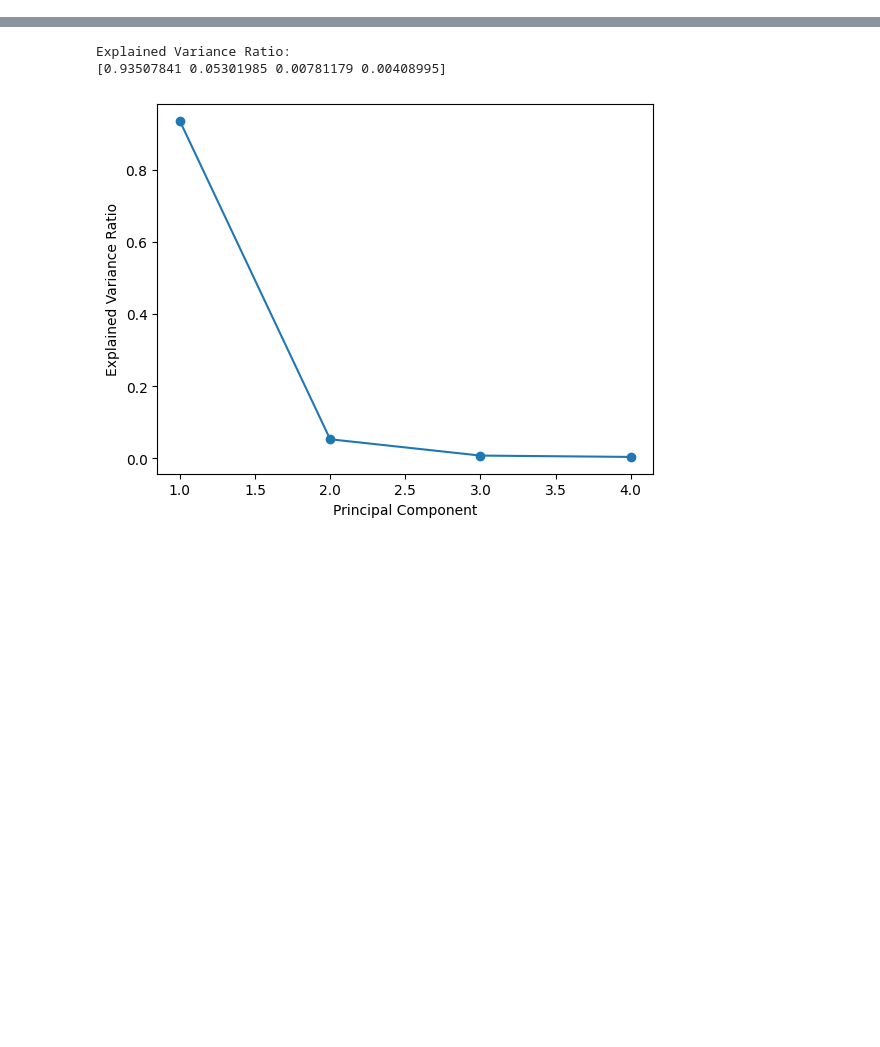
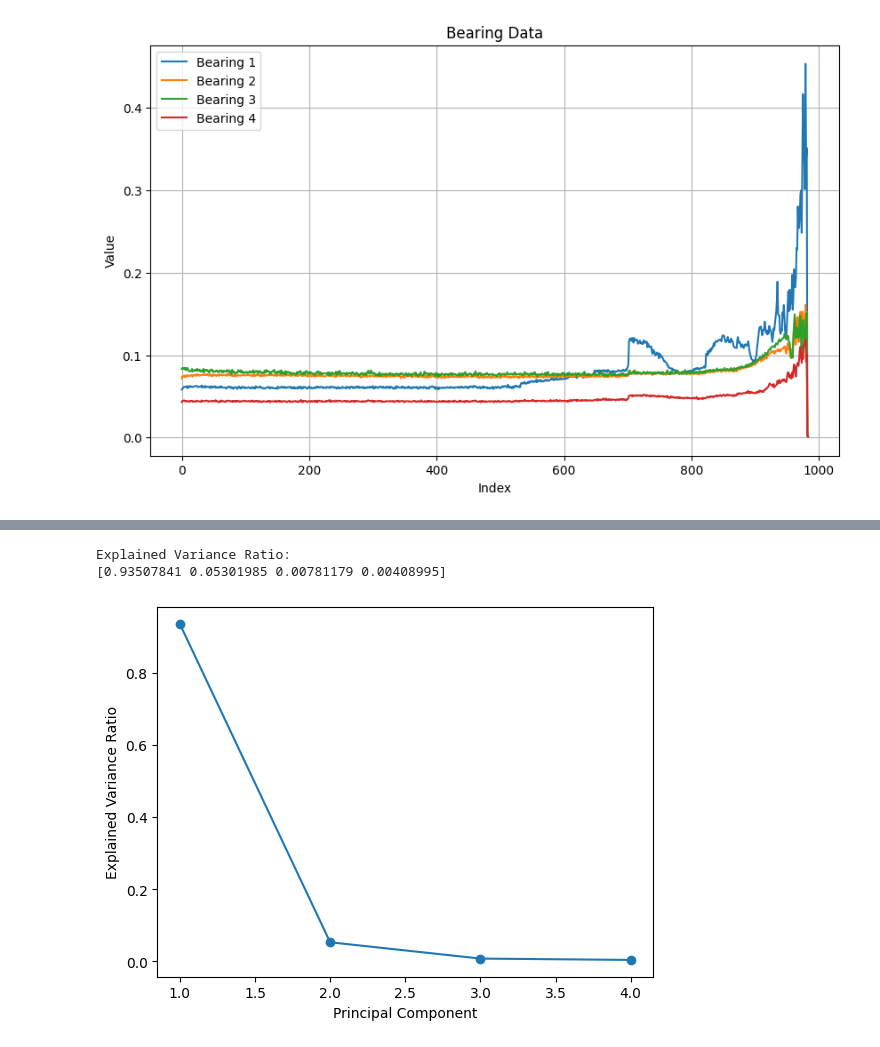
Before and after one commit to sourabh-4/ME228_Project, a Jupyter notebook: 2nd_test.ipynb, the cells around one changed output, grey strips where cells are left out. Drawn from its saved outputs; the diff is of its cells as text; code cells hidden in the pictures; blank space fills up the shorter version.

```diff
--- a/2nd_test.ipynb
+++ b/2nd_test.ipynb
@@ -3,0 +5,3 @@ import numpy as np
+# %%
+data = pd.read_csv("merged_data_2nd_test.csv")
+data
@@ -3,0 +22,15 @@ import numpy as np
+# %%
+# Plotting all bearing X and Y data against index
+plt.figure(figsize=(10, 6))  # Adjust figure size as needed
+for column in data.columns:
+        plt.plot(data.index, data[column], label=column, linestyle='-')
+        # plt.plot(data.index, data[column], label=column, linestyle='--')
+
+plt.xlabel('Index')
+plt.ylabel('Value')
+plt.title('Bearing Data')
+plt.legend()
+plt.grid(True)
+plt.show()
+# %% [output]
+[figure, added]
```
Also changed, not shown: parts of 3 cells of this notebook, 2 other files.
